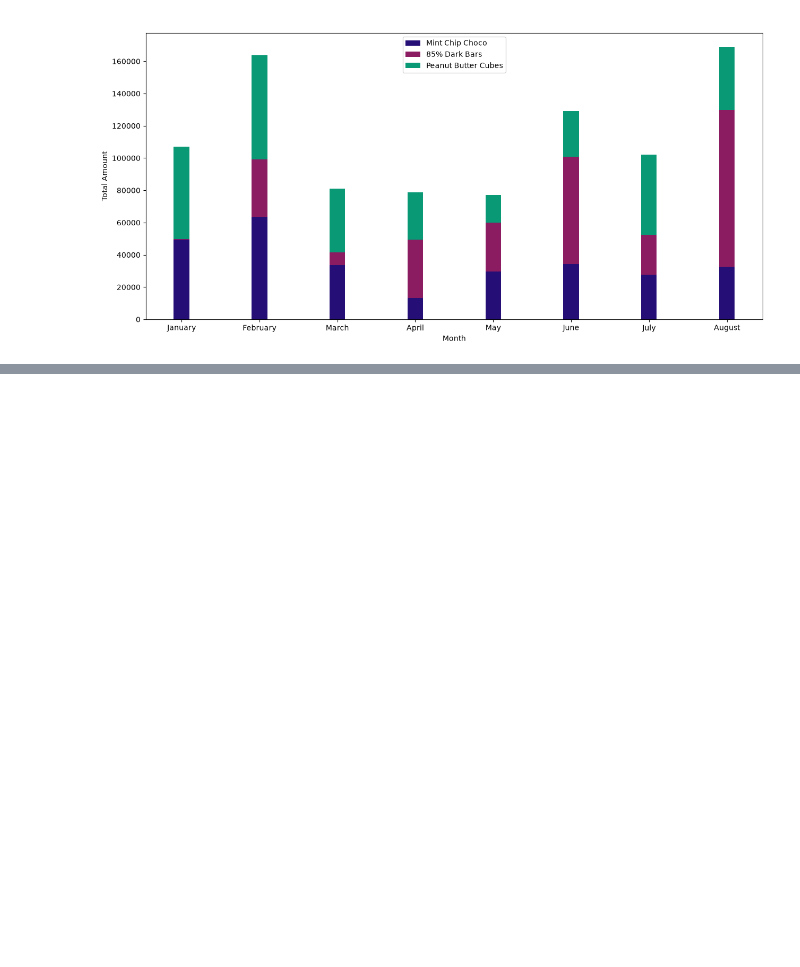
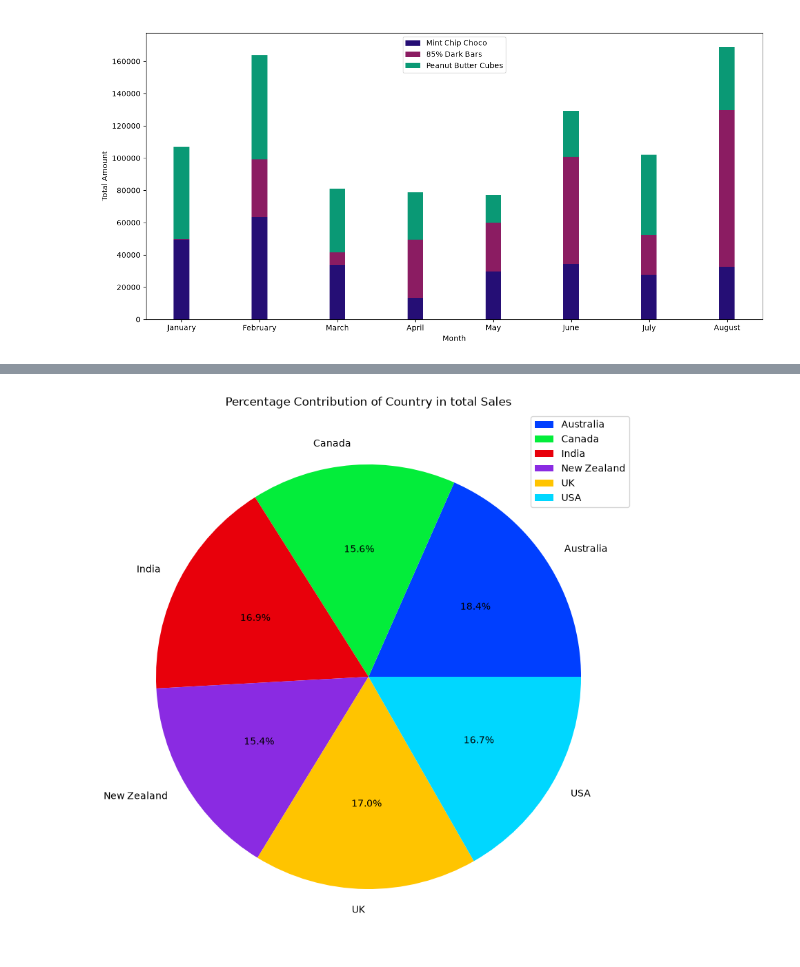
Before and after one commit to shadazam08/GenAi, a Jupyter notebook: Matplotlib/matplotlib.ipynb, the cells around one changed output, grey strips where cells are left out. Cells and saved outputs as stored; diff of their text form; code cells hidden in the pictures; blank space fills up the shorter version.

```diff
--- a/Matplotlib/matplotlib.ipynb
+++ b/Matplotlib/matplotlib.ipynb
@@ -724,0 +782,2 @@ plt.show()
+# %%
+sales_data = sales.groupby('Country')['Amount'].sum()
@@ -724,0 +795,8 @@ plt.show()
+# %%
+plt.figure(figsize=(10,10))
+plt.title('Percentage Contribution of Country in total Sales')
+plt.pie(sales_data,labels=sales_data.index, autopct='%0.1f%%')
+plt.legend()
+plt.show()
+# %% [output]
+[figure, added]
```
Also changed, not shown: parts of 15 cells of this notebook, 2 other files.
